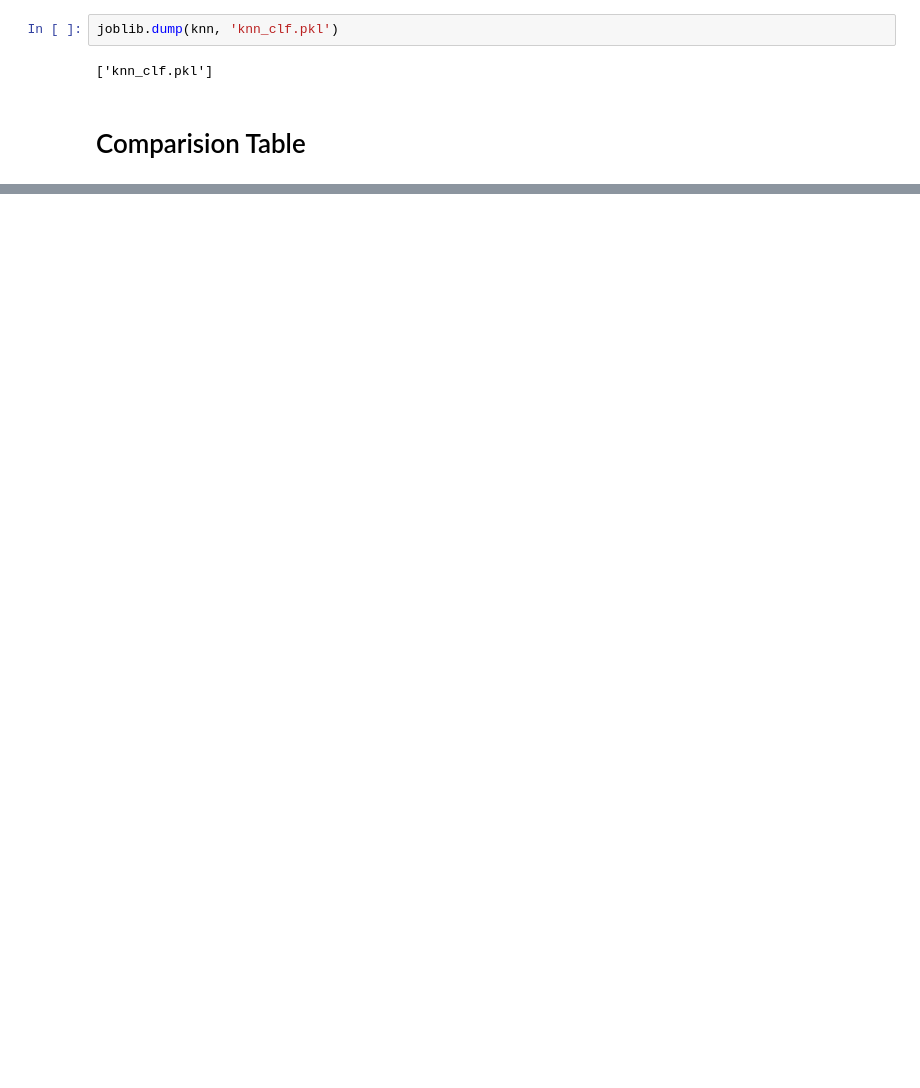
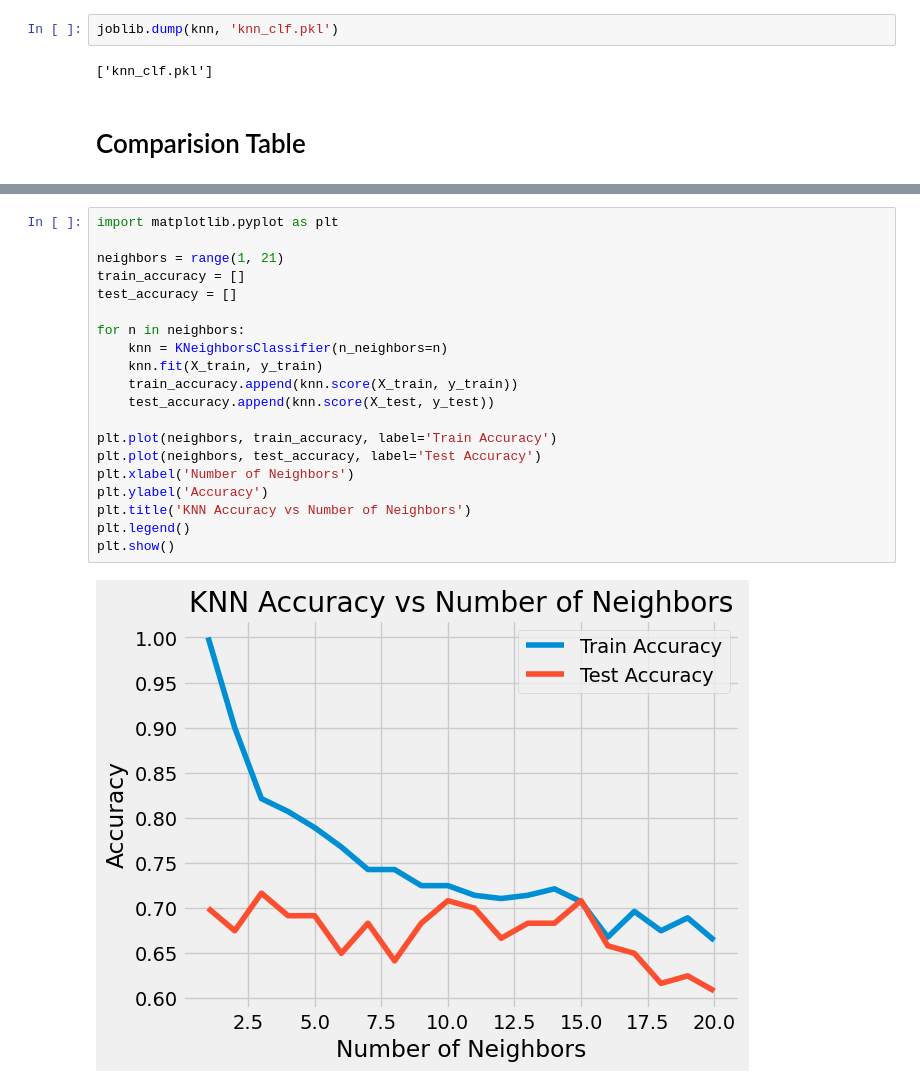
Before and after one commit to Bishwaprotapi/Chronic-kidney-disease-using-ML, a Jupyter notebook: Chronic kidney disease.ipynb, the cells around one changed output, grey strips where cells are left out. Cells and saved outputs as stored; diff of their text form; blank space fills up the shorter version.

```diff
--- a/Chronic kidney disease.ipynb
+++ b/Chronic kidney disease.ipynb
@@ -1355,0 +1356,22 @@ print(f"\n✅ Best Model: {best_model_name} with Accuracy = {best_model_score:.4
+# %%
+import matplotlib.pyplot as plt
+
+neighbors = range(1, 21)
+train_accuracy = []
+test_accuracy = []
+
+for n in neighbors:
+    knn = KNeighborsClassifier(n_neighbors=n)
+    knn.fit(X_train, y_train)
+    train_accuracy.append(knn.score(X_train, y_train))
+    test_accuracy.append(knn.score(X_test, y_test))
+
+plt.plot(neighbors, train_accuracy, label='Train Accuracy')
+plt.plot(neighbors, test_accuracy, label='Test Accuracy')
+plt.xlabel('Number of Neighbors')
+plt.ylabel('Accuracy')
+plt.title('KNN Accuracy vs Number of Neighbors')
+plt.legend()
+plt.show()
+# %% [output]
+[figure, added]
```
Also changed, not shown: parts of 28 cells of this notebook.
